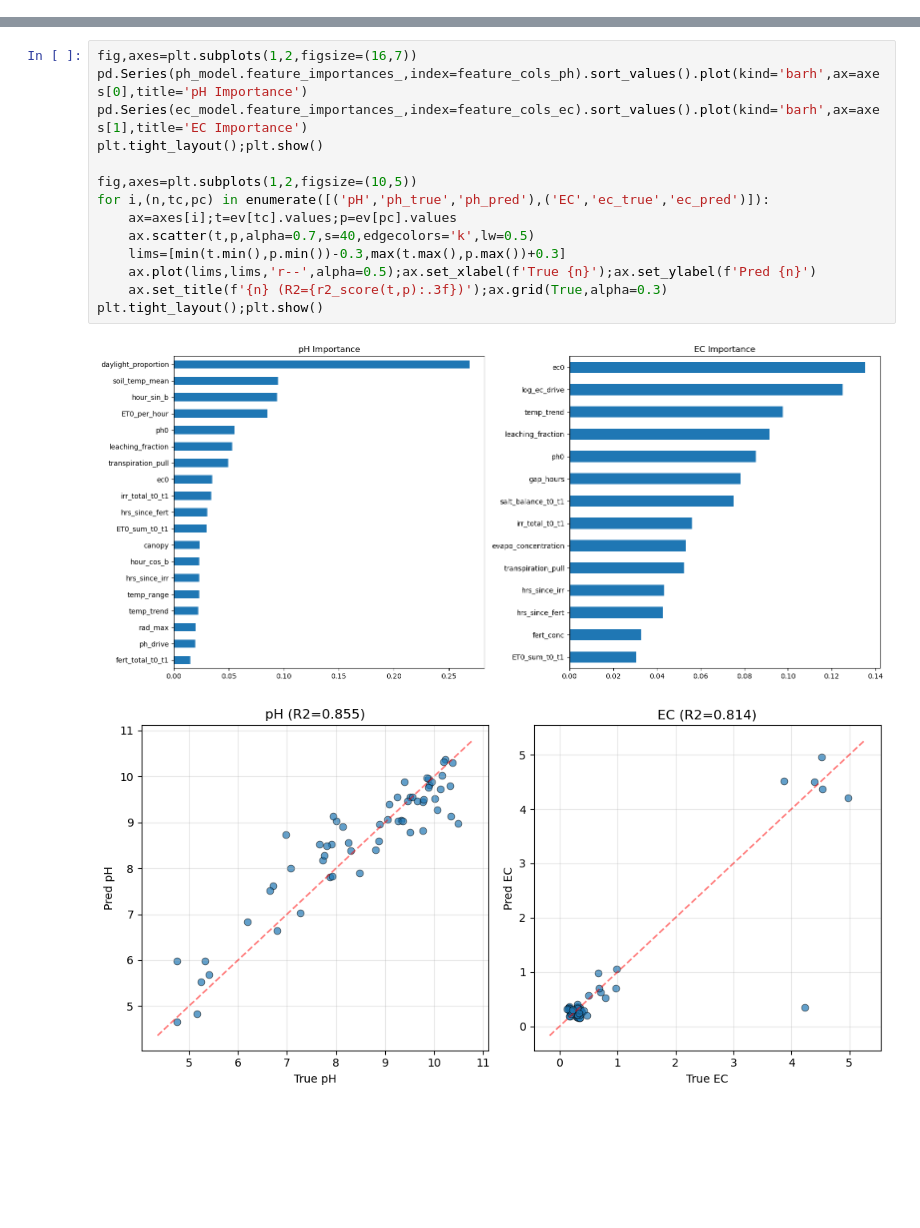
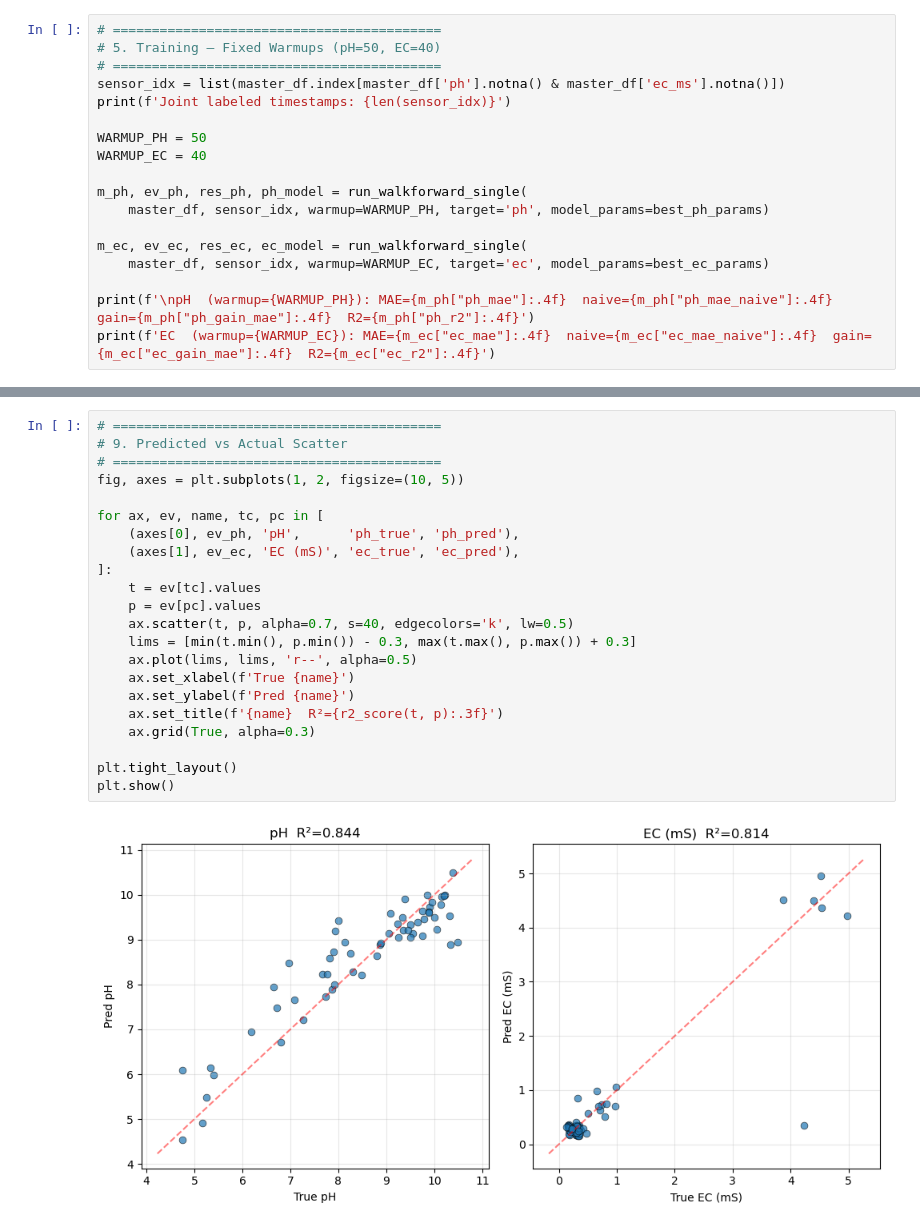
Before and after one commit to EliyahuEden/Predictive_Modeling_Of_Rootzone_Variables_Using_Greenhouse_Data, a Jupyter notebook: scripts/Continuous_Rootzone_Only_t0_To_t1.ipynb, the cells around one changed output, grey strips where cells are left out. Drawn from its saved outputs; the diff is of its cells as text; blank space fills up the shorter version.

```diff
--- a/scripts/Continuous_Rootzone_Only_t0_To_t1.ipynb
+++ b/scripts/Continuous_Rootzone_Only_t0_To_t1.ipynb
@@ -337,0 +452,18 @@ MAE by gap bin:
+# %%
+# ==========================================
+# 5. Training — Fixed Warmups (pH=50, EC=40)
+# ==========================================
+sensor_idx = list(master_df.index[master_df['ph'].notna() & master_df['ec_ms'].notna()])
+print(f'Joint labeled timestamps: {len(sensor_idx)}')
+
+WARMUP_PH = 50
+WARMUP_EC = 40
+
+m_ph, ev_ph, res_ph, ph_model = run_walkforward_single(
+    master_df, sensor_idx, warmup=WARMUP_PH, target='ph', model_params=best_ph_params)
+
+m_ec, ev_ec, res_ec, ec_model = run_walkforward_single(
+    master_df, sensor_idx, warmup=WARMUP_EC, target='ec', model_params=best_ec_params)
+
+print(f'\npH  (warmup={WARMUP_PH}): MAE={m_ph["ph_mae"]:.4f}  naive={m_ph["ph_mae_naive"]:.4f}  gain={m_ph["ph_gain_mae"]:.4f}  R2={m_ph["ph_r2"]:.4f}')
+print(f'EC  (warmup={WARMUP_EC}): MAE={m_ec["ec_mae"]:.4f}  naive={m_ec["ec_mae_naive"]:.4f}  gain={m_ec["ec_gain_mae"]:.4f}  R2={m_ec["ec_r2"]:.4f}')
@@ -350,17 +555,24 @@ plt.tight_layout();plt.show()
 # %%
-fig,axes=plt.subplots(1,2,figsize=(16,7))
-pd.Series(ph_model.feature_importances_,index=feature_cols_ph).sort_values().plot(kind='barh',ax=axes[0],title='pH Importance')
-pd.Series(ec_model.feature_importances_,index=feature_cols_ec).sort_values().plot(kind='barh',ax=axes[1],title='EC Importance')
-plt.tight_layout();plt.show()
+# ==========================================
+# 9. Predicted vs Actual Scatter
+# ==========================================
+fig, axes = plt.subplots(1, 2, figsize=(10, 5))
 
-fig,axes=plt.subplots(1,2,figsize=(10,5))
-for i,(n,tc,pc) in enumerate([('pH','ph_true','ph_pred'),('EC','ec_true','ec_pred')]):
-    ax=axes[i];t=ev[tc].values;p=ev[pc].values
-    ax.scatter(t,p,alpha=0.7,s=40,edgecolors='k',lw=0.5)
-    lims=[min(t.min(),p.min())-0.3,max(t.max(),p.max())+0.3]
-    ax.plot(lims,lims,'r--',alpha=0.5);ax.set_xlabel(f'True {n}');ax.set_ylabel(f'Pred {n}')
-    ax.set_title(f'{n} (R2={r2_score(t,p):.3f})');ax.grid(True,alpha=0.3)
-plt.tight_layout();plt.show()
+for ax, ev, name, tc, pc in [
+    (axes[0], ev_ph, 'pH',      'ph_true', 'ph_pred'),
+    (axes[1], ev_ec, 'EC (mS)', 'ec_true', 'ec_pred'),
+]:
+    t = ev[tc].values
+    p = ev[pc].values
+    ax.scatter(t, p, alpha=0.7, s=40, edgecolors='k', lw=0.5)
+    lims = [min(t.min(), p.min()) - 0.3, max(t.max(), p.max()) + 0.3]
+    ax.plot(lims, lims, 'r--', alpha=0.5)
+    ax.set_xlabel(f'True {name}')
+    ax.set_ylabel(f'Pred {name}')
+    ax.set_title(f'{name}  R²={r2_score(t, p):.3f}')
+    ax.grid(True, alpha=0.3)
+
+plt.tight_layout()
+plt.show()
 # %% [output]
-[figure, old version]
+[figure, new version]
-[figure, removed]
```
Also changed, not shown: parts of 14 cells of this notebook, 4 other files.
